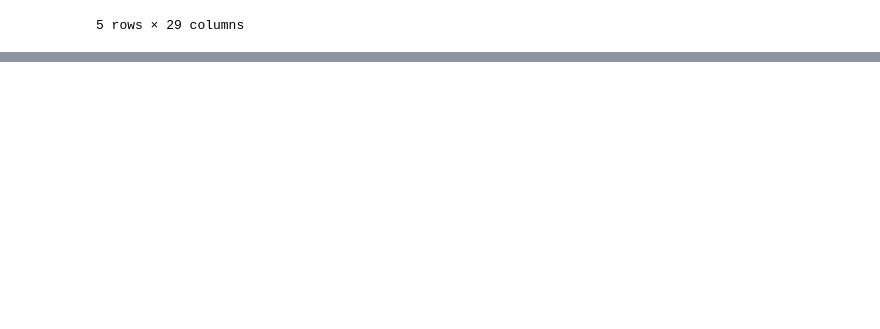
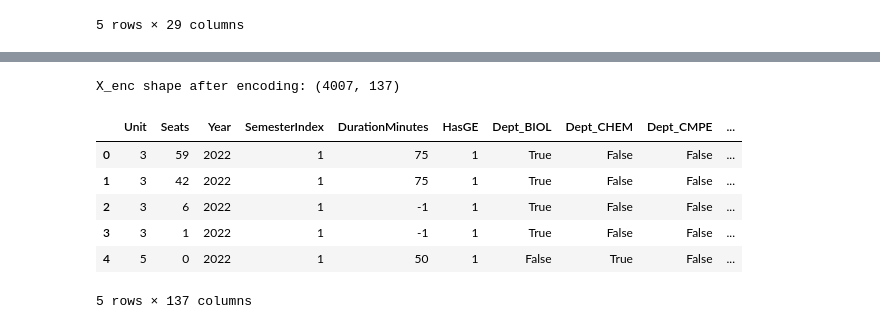
Before and after one commit to 7HE-LUCKY-FISH/major_map, a Jupyter notebook: notebooks/Major_Map_Hoang_Nguyen.ipynb, the cells around one changed output, grey strips where cells are left out. Cells and saved outputs as stored; diff of their text form; code cells hidden in the pictures; blank space fills up the shorter version.

```diff
--- a/notebooks/Major_Map_Hoang_Nguyen.ipynb
+++ b/notebooks/Major_Map_Hoang_Nguyen.ipynb
@@ -785,0 +815,3 @@ None
+# %%
+df_model = df_engineer.copy()
+df_model.columns
@@ -785,0 +825,23 @@ None
+# %%
+# Categorical features (will be one-hot encoded)
+cat_cols = [
+    'Dept',
+    'CourseCode',
+    'Mode',
+    'Type',
+    'Semester',
+    'Building',
+  ]
+
+# Numeric features (keep as-is)
+num_cols = [
+    'Unit',
+    'Seats',
+    'Year',
+    'SemesterIndex',
+    'DurationMinutes',
+    'HasGE'
+]
+
+feature_cols = cat_cols + num_cols
+print("Feature columns:", feature_cols)
@@ -785,0 +850,8 @@ None
+# %%
+# X = features, y = target (instructor_id)
+X = df_model[feature_cols].copy()
+y = df_model['Instructor_ID'].copy()
+
+print("X shape before encoding:", X.shape)
+print("y shape:", y.shape)
+X.head()
@@ -785,0 +867,14 @@ None
+# %%
+X_enc = pd.get_dummies(X, columns=cat_cols, drop_first=False)
+
+print("X_enc shape after encoding:", X_enc.shape)
+X_enc.head()
+# %% [output]
+X_enc shape after encoding: (4007, 137)
+|  | Unit | Seats | Year | SemesterIndex | DurationMinutes | HasGE | Dept_BIOL | Dept_CHEM | Dept_CMPE | ... |
+| 0 | 3 | 59 | 2022 | 1 | 75 | 1 | True | False | False | ... |
+| 1 | 3 | 42 | 2022 | 1 | 75 | 1 | True | False | False | ... |
+| 2 | 3 | 6 | 2022 | 1 | -1 | 1 | True | False | False | ... |
+| 3 | 3 | 1 | 2022 | 1 | -1 | 1 | True | False | False | ... |
+| 4 | 5 | 0 | 2022 | 1 | 50 | 1 | False | True | False | ... |
+5 rows × 137 columns
```
Also changed, not shown: parts of 11 cells of this notebook.
